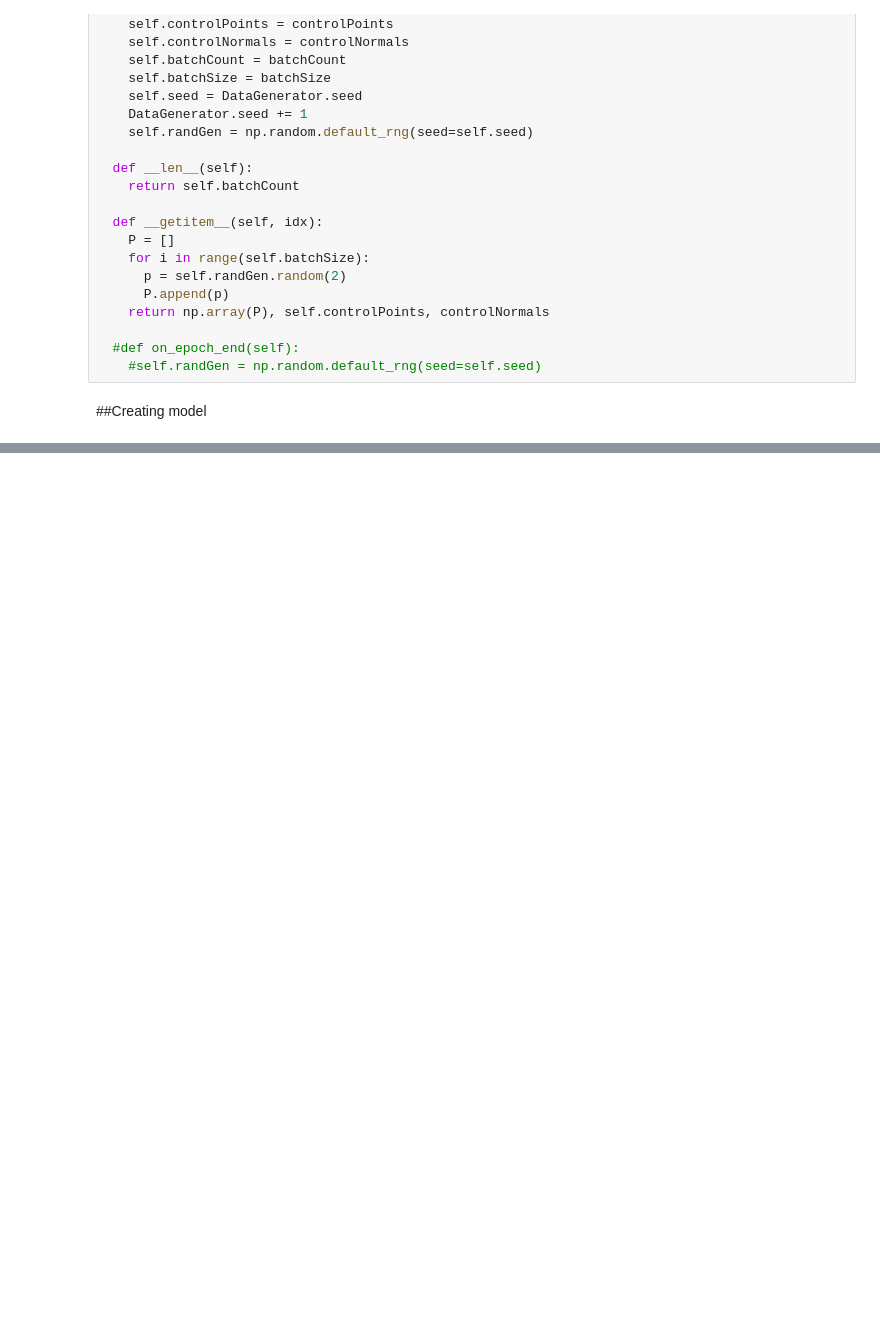
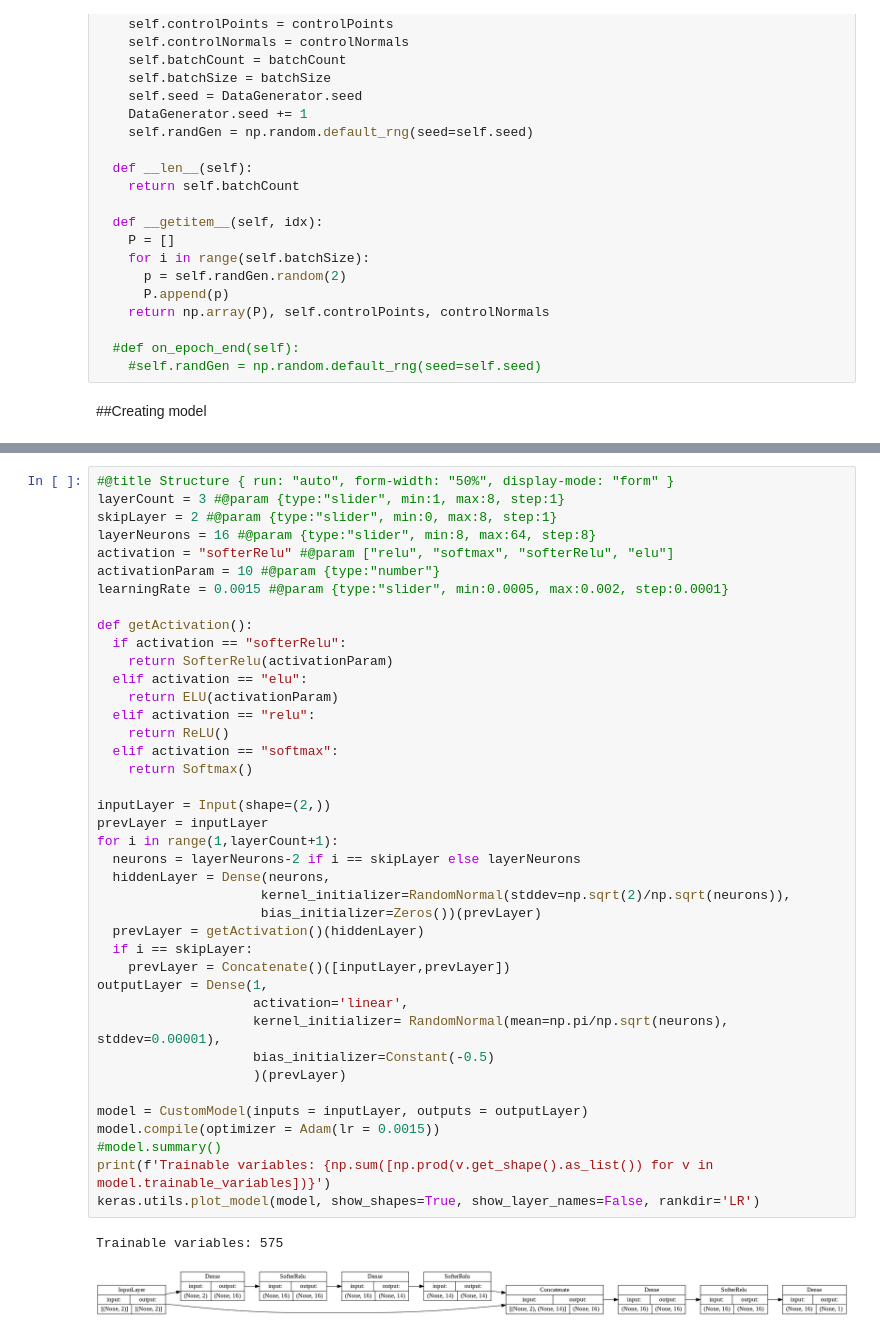
Before and after one commit to Egoago/Onlab, a Jupyter notebook: Önlab.ipynb, the cells around one changed output, grey strips where cells are left out. Cells and saved outputs as stored; diff of their text form; blank space fills up the shorter version.

```diff
--- a/Önlab.ipynb
+++ b/Önlab.ipynb
@@ -291,0 +303,43 @@ Epoch 5/10
+# %%
+#@title Structure { run: "auto", form-width: "50%", display-mode: "form" }
+layerCount = 3 #@param {type:"slider", min:1, max:8, step:1}
+skipLayer = 2 #@param {type:"slider", min:0, max:8, step:1}
+layerNeurons = 16 #@param {type:"slider", min:8, max:64, step:8}
+activation = "softerRelu" #@param ["relu", "softmax", "softerRelu", "elu"]
+activationParam = 10 #@param {type:"number"}
+learningRate = 0.0015 #@param {type:"slider", min:0.0005, max:0.002, step:0.0001}
+
+def getActivation():
+  if activation == "softerRelu":
+    return SofterRelu(activationParam)
+  elif activation == "elu":
+    return ELU(activationParam)
+  elif activation == "relu":
+    return ReLU()
+  elif activation == "softmax":
+    return Softmax()
+
+inputLayer = Input(shape=(2,))
+prevLayer = inputLayer
+for i in range(1,layerCount+1):
+  neurons = layerNeurons-2 if i == skipLayer else layerNeurons
+  hiddenLayer = Dense(neurons,
+                     kernel_initializer=RandomNormal(stddev=np.sqrt(2)/np.sqrt(neurons)),
+                     bias_initializer=Zeros())(prevLayer)
+  prevLayer = getActivation()(hiddenLayer)
+  if i == skipLayer:
+    prevLayer = Concatenate()([inputLayer,prevLayer])
+outputLayer = Dense(1,
+                    activation='linear',
+                    kernel_initializer= RandomNormal(mean=np.pi/np.sqrt(neurons), stddev=0.00001),
+                    bias_initializer=Constant(-0.5)
+                    )(prevLayer)
+
+model = CustomModel(inputs = inputLayer, outputs = outputLayer)
+model.compile(optimizer = Adam(lr = 0.0015))
+#model.summary()
+print(f'Trainable variables: {np.sum([np.prod(v.get_shape().as_list()) for v in model.trainable_variables])}')
+keras.utils.plot_model(model, show_shapes=True, show_layer_names=False, rankdir='LR')
+# %% [output]
+Trainable variables: 575
+[figure, added]
```
Also changed, not shown: parts of 18 cells of this notebook.
